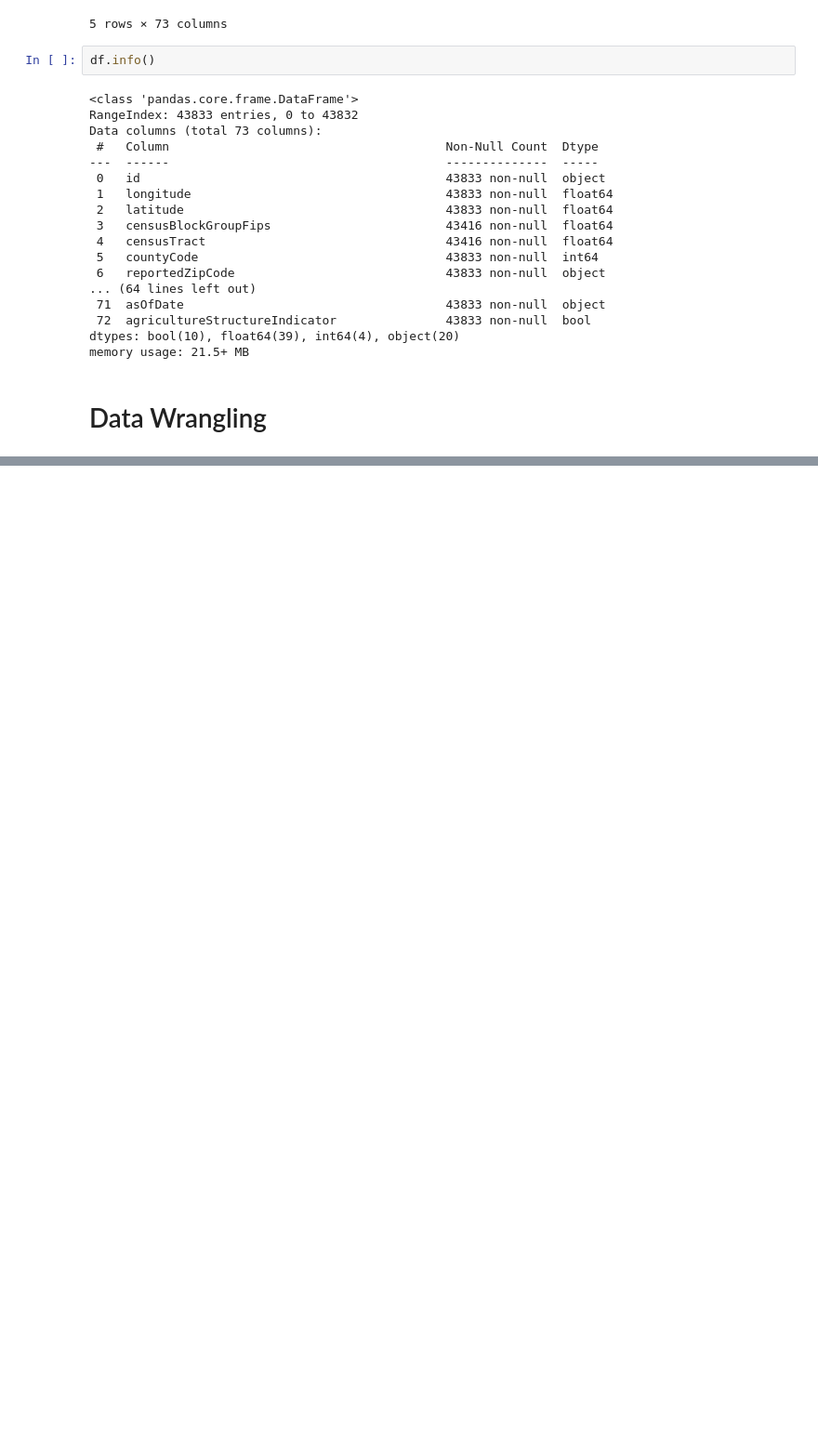
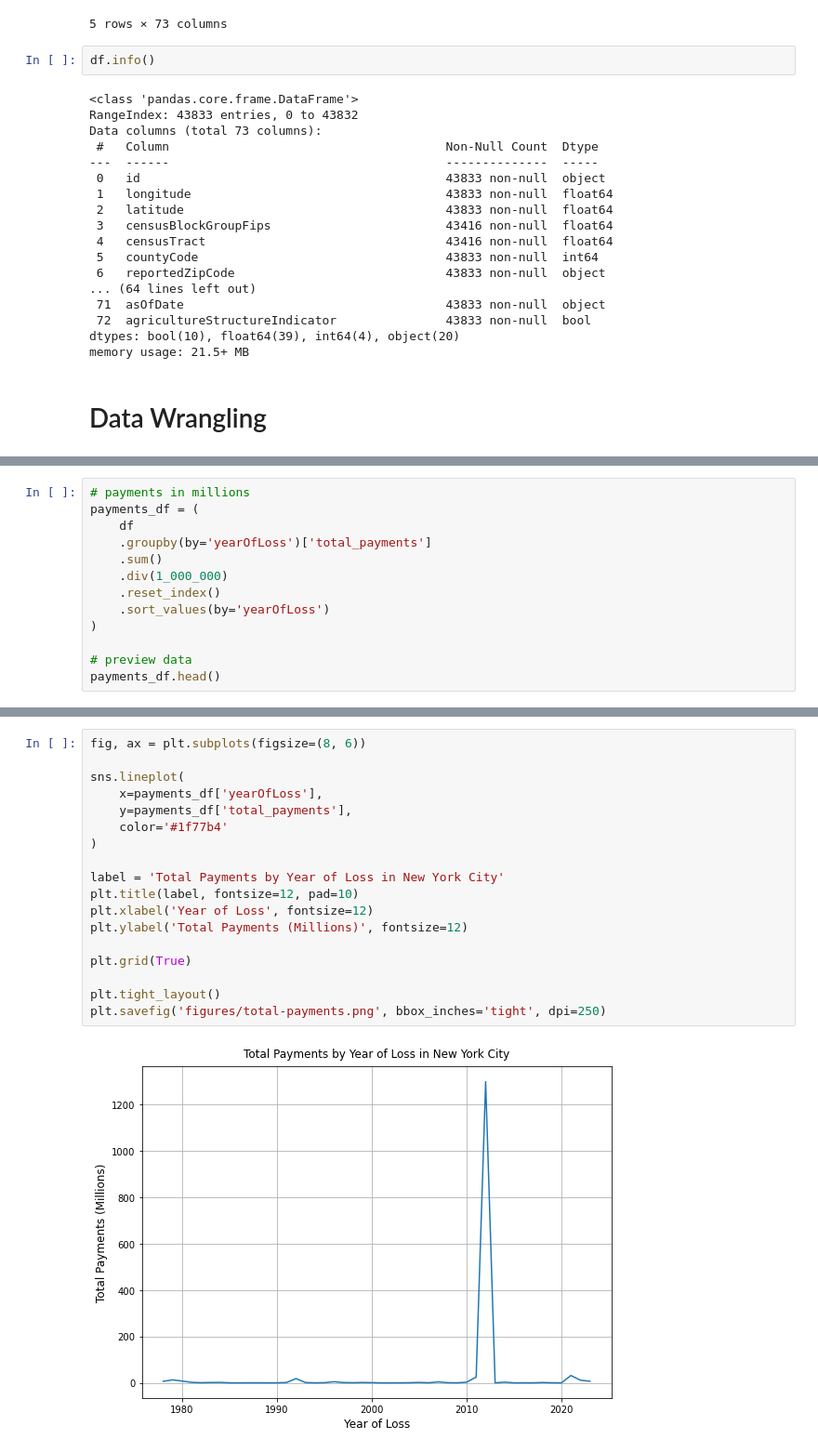
Before and after one commit to mebauer/fema-nfip-nyc, a Jupyter notebook: sample-analysis-claims.ipynb, the cells around one changed output, grey strips where cells are left out. Shown at 93% size. Cells and saved outputs as stored; diff of their text form; blank space fills up the shorter version.

```diff
--- a/sample-analysis-claims.ipynb
+++ b/sample-analysis-claims.ipynb
@@ -82,0 +192,13 @@ memory usage: 21.5+ MB
+# %%
+# payments in millions
+payments_df = (
+    df
+    .groupby(by='yearOfLoss')['total_payments']
+    .sum()
+    .div(1_000_000)
+    .reset_index()
+    .sort_values(by='yearOfLoss')
+)
+
+# preview data
+payments_df.head()
@@ -82,0 +212,20 @@ memory usage: 21.5+ MB
+# %%
+fig, ax = plt.subplots(figsize=(8, 6))
+
+sns.lineplot(
+    x=payments_df['yearOfLoss'],
+    y=payments_df['total_payments'],
+    color='#1f77b4'
+)
+
+label = 'Total Payments by Year of Loss in New York City'
+plt.title(label, fontsize=12, pad=10)
+plt.xlabel('Year of Loss', fontsize=12)
+plt.ylabel('Total Payments (Millions)', fontsize=12)
+
+plt.grid(True)
+
+plt.tight_layout()
+plt.savefig('figures/total-payments.png', bbox_inches='tight', dpi=250)
+# %% [output]
+[figure, added]
```
Also changed, not shown: parts of 11 cells of this notebook, 7 other files.
